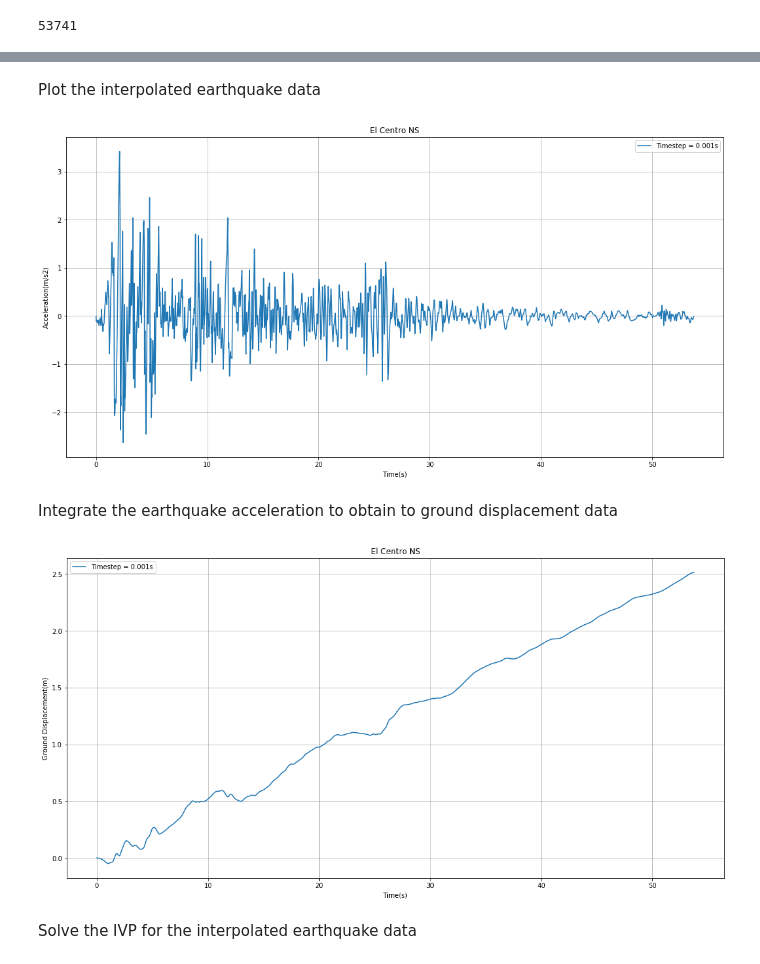
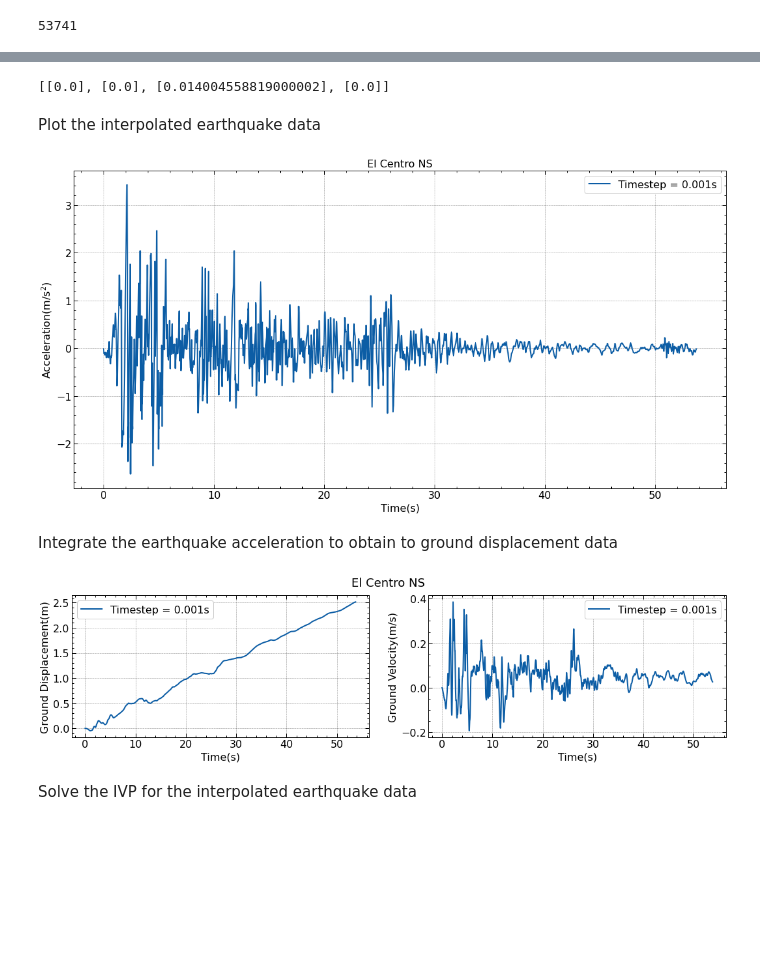
Before and after one commit to nkalauni/low-cost-base-isolation, a Jupyter notebook: direct_method.ipynb, the cells around one changed output, grey strips where cells are left out. Saved outputs shown, nothing was run; the diff lists cells and outputs as text; code cells hidden in the pictures; blank space fills up the shorter version.

Commit message:
Add acceleration response

```diff
--- a/direct_method.ipynb
+++ b/direct_method.ipynb
@@ -6,6 +6,8 @@ from numpy import arctan
 from scipy import integrate
 from scipy.interpolate import interp1d
 import matplotlib.pyplot as plt
+# %%
+plt.style.use(['science','notebook','grid'])
 # %% [markdown]
 Define all necessary variables:
 
@@ -198,3 +201,11 @@ len(inter)
+# %%
+acc = [[], [], [], []]
+S0_d = dSdt(t, [a[0] for a in S0], inter[0])
+for i in range(len(acc)):
+    acc[i].append(S0_d[2*i + 1])
+acc
+# %% [output]
+[[0.0], [0.0], [0.014004558819000002], [0.0]]
 # %% [markdown]
 Plot the interpolated earthquake data
 # %%
@@ -202,30 +213,33 @@ fig = plt.figure(figsize = (18,9))
 ax = fig.add_subplot(111)
 h1, = ax.plot(t, inter)
 ax.legend([h1], [f'Timestep = {time_step}s'])
-ax.set_ylabel('Acceleration(m/s2)')
+ax.set_ylabel('Acceleration(m/s$^2$)')
 ax.set_xlabel('Time(s)')
-ax.grid()
 plt.title('El Centro NS')
 plt.show()
 # %% [output]
-[figure, old version]
+[figure, new version]
 # %% [markdown]
 Integrate the earthquake acceleration to obtain to ground displacement data
 # %%
 vel_g = integrate.cumulative_trapezoid(inter, dx = time_step, initial = 0)
 disp_g = integrate.cumulative_trapezoid(vel_g, dx = time_step, initial = 0)
 # %%
-fig = plt.figure(figsize = (18,9))
-ax = fig.add_subplot(121)
-h1, = ax.plot(t, disp_g)
-ax.legend([h1], [f'Timestep = {time_step}s'])
-ax.set_ylabel('Ground Displacement(m)')
-ax.set_xlabel('Time(s)')
-ax.grid()
-plt.title('El Centro NS')
+fig = plt.figure(figsize = (18,4))
+fig.suptitle('El Centro NS', fontsize = 18)
+ax1 = fig.add_subplot(121)
+h1, = ax1.plot(t, disp_g)
+ax1.legend([h1], [f'Timestep = {time_step}s'])
+ax1.set_ylabel('Ground Displacement(m)')
+ax1.set_xlabel('Time(s)')
+ax2 = fig.add_subplot(122)
+h1, = ax2.plot(t, vel_g)
+ax2.legend([h1], [f'Timestep = {time_step}s'])
+ax2.set_ylabel('Ground Velocity(m/s)')
+ax2.set_xlabel('Time(s)')
 plt.show()
 # %% [output]
-[figure, old version]
+[figure, new version]
 # %% [markdown]
 Solve the IVP for the interpolated earthquake data
 # %%
```
Also changed, not shown: parts of 28 cells of this notebook.
